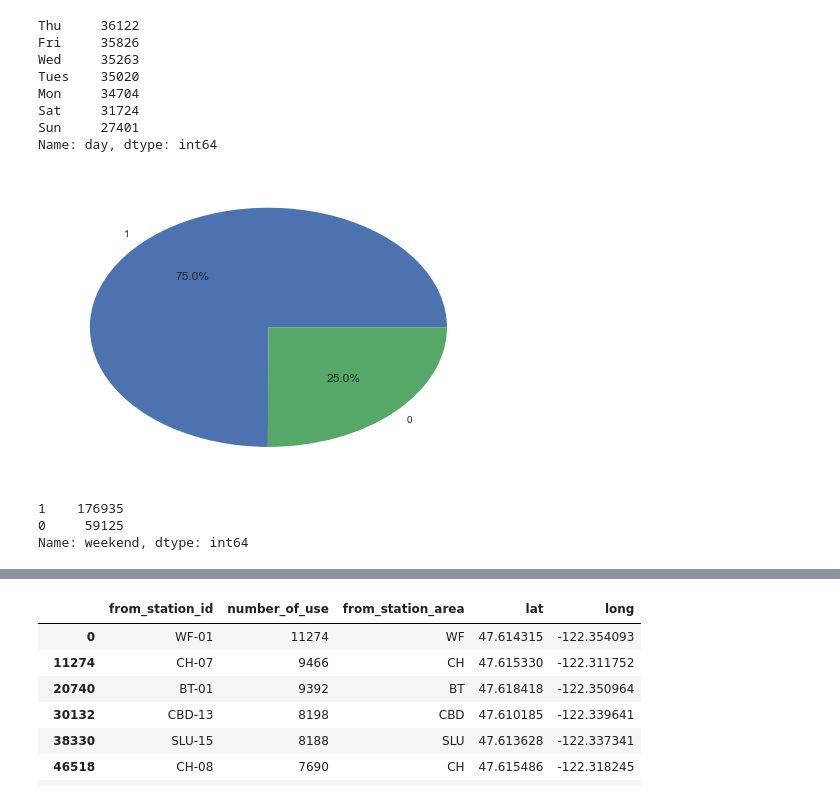
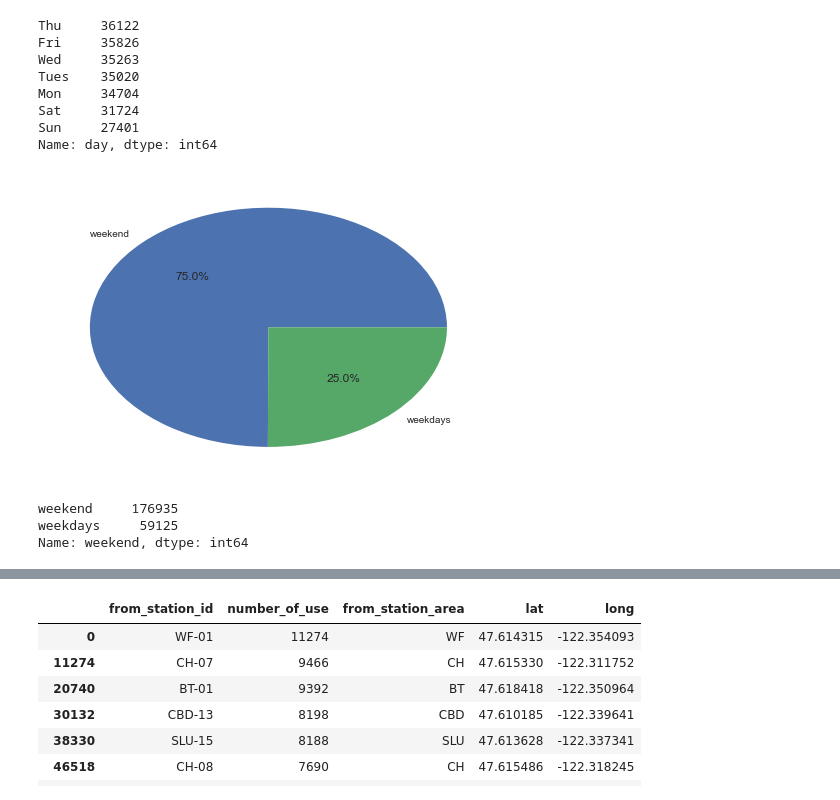
Before and after one commit to shinv1234/cycle_share, a Jupyter notebook: cycle_share_EDA.ipynb, the cells around one changed output, grey strips where cells are left out. Saved outputs shown, nothing was run; the diff lists cells and outputs as text; code cells hidden in the pictures.

```diff
--- a/cycle_share_EDA.ipynb
+++ b/cycle_share_EDA.ipynb
@@ -326,14 +326,16 @@ Sun     27401
 Name: day, dtype: int64
 # %%
 plt.pie(cycle_share['weekend'].value_counts(),
-        labels=cycle_share['weekend'].value_counts().index,
+        labels=['weekend', 'weekdays'],
         autopct='%1.1f%%')
 plt.show()
-print(cycle_share['weekend'].value_counts())
+weekend = cycle_share['weekend'].value_counts()
+weekend.index = ['weekend', 'weekdays']
+print(weekend)
 # %% [output]
-[figure, old version]
+[figure, new version]
-1    176935
-0     59125
+weekend     176935
+weekdays     59125
 Name: weekend, dtype: int64
 # %%
 from_station_id = pd.DataFrame(cycle_share.from_station_id.value_counts()).reset_index()
```
Also changed, not shown: parts of 2 cells of this notebook.
